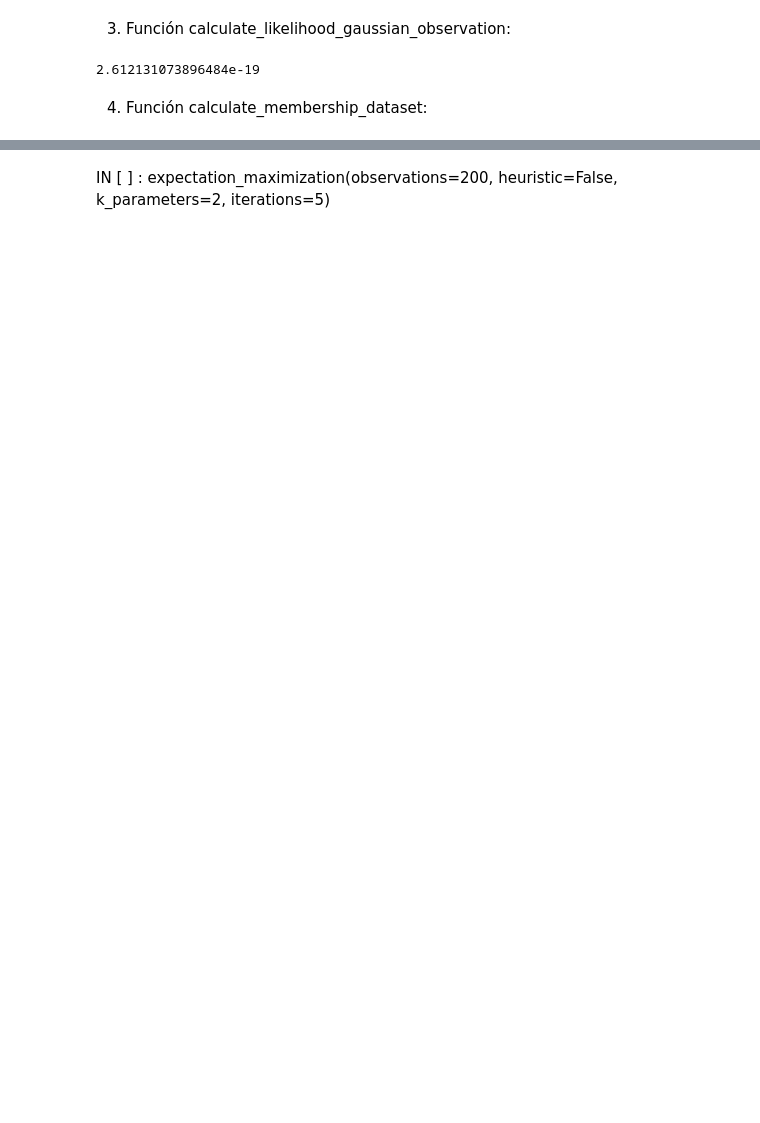
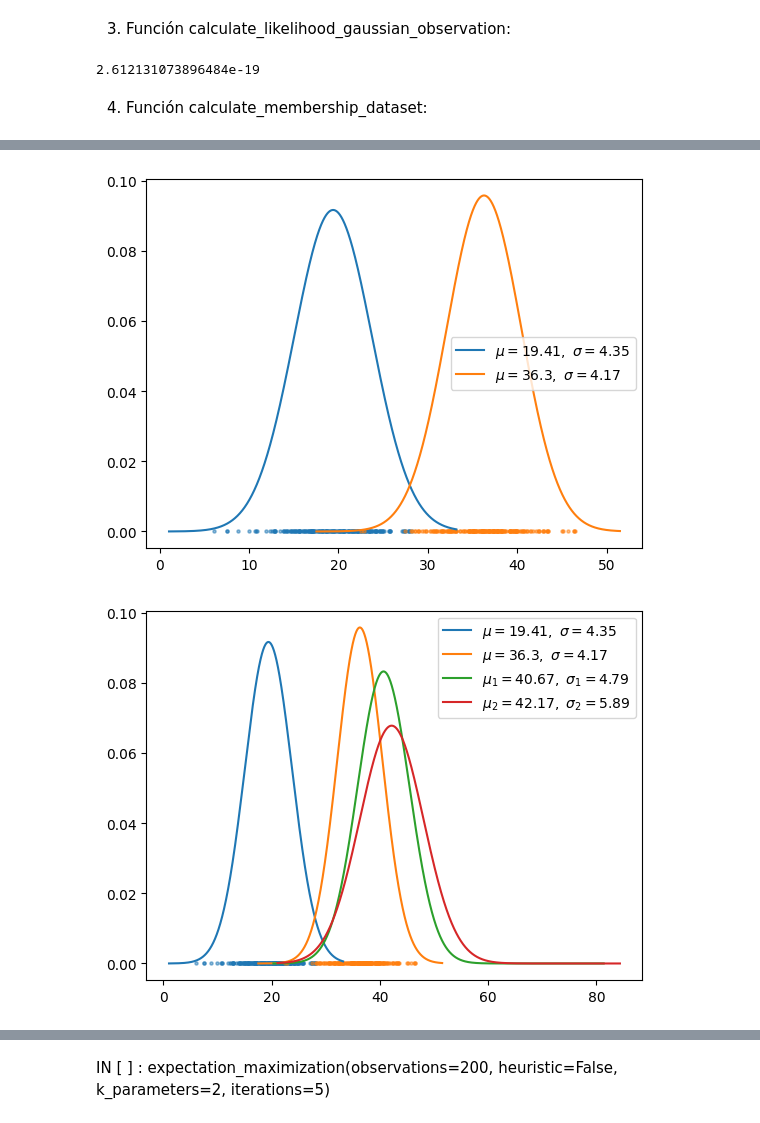
Before and after one commit to LD9797/Deep-Learning-Ground, a Jupyter notebook: TP01-Funciones_Multivariable_propEntrega.ipynb, the cells around one changed output, grey strips where cells are left out. Saved outputs shown, nothing was run; the diff lists cells and outputs as text; code cells hidden in the pictures; blank space fills up the shorter version.

```diff
--- a/TP01-Funciones_Multivariable_propEntrega.ipynb
+++ b/TP01-Funciones_Multivariable_propEntrega.ipynb
@@ -608,2 +608,7 @@ Las imágenes anteriores muestran un ejemplo donde esta mejora tuvo efecto. Véa
 
 (Se sigue tomando en cuenta la reinicialización aleatoria, porque de lo contrario podría causar errores)
+# %%
+expectation_maximization(observations=200, heuristic=False, k_parameters=2, iterations=5)
+# %% [output]
+[figure, added]
+[figure, added]
```
Also changed, not shown: parts of 19 cells of this notebook.
